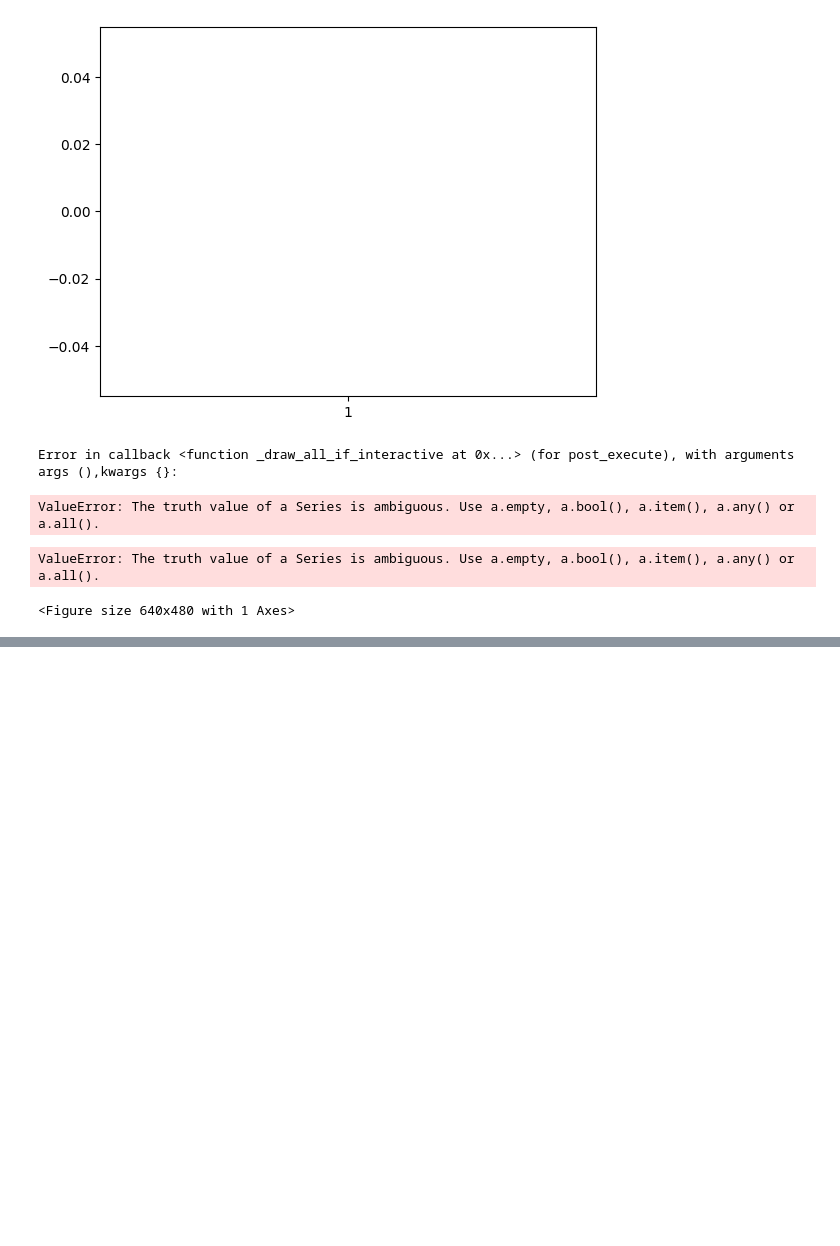
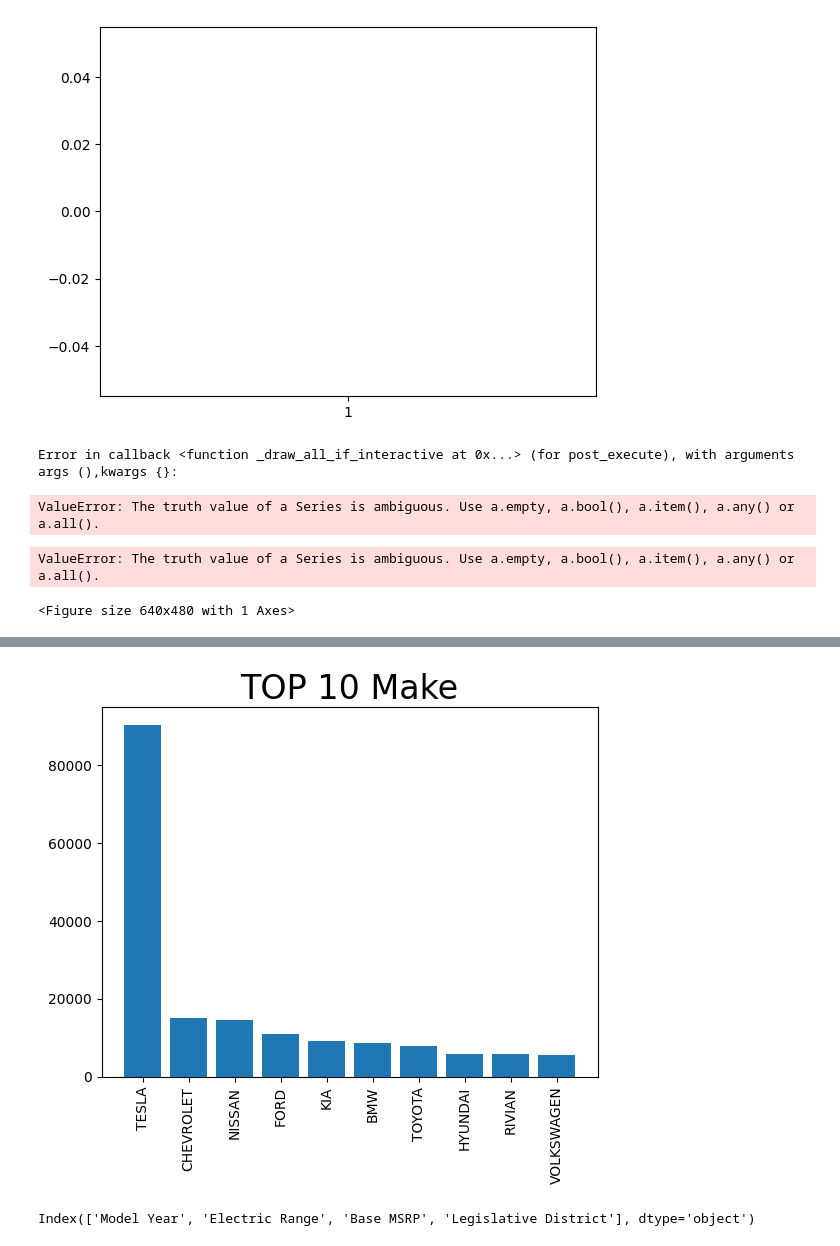
Before and after one commit to adnaaaen/eda-and-visualization, a Jupyter notebook: EV-vechicle/notebooks/Untitled.ipynb, the cells around one changed output, grey strips where cells are left out. Saved outputs shown, nothing was run; the diff lists cells and outputs as text; code cells hidden in the pictures; blank space fills up the shorter version.

```diff
--- a/EV-vechicle/notebooks/Untitled.ipynb
+++ b/EV-vechicle/notebooks/Untitled.ipynb
@@ -110,0 +128,9 @@ array([90318, 15114, 14525, 10840,  9104,  8481,  7945,  5782,  5679,
+# %%
+vis.plot_catagorical(df['Make'])
+# %% [output]
+[figure, added]
+# %%
+num_cols = df.select_dtypes(np.number).columns[1:-2]
+num_cols
+# %% [output]
+Index(['Model Year', 'Electric Range', 'Base MSRP', 'Legislative District'], dtype='object')
```
Also changed, not shown: parts of 9 cells of this notebook, 2 other files.
